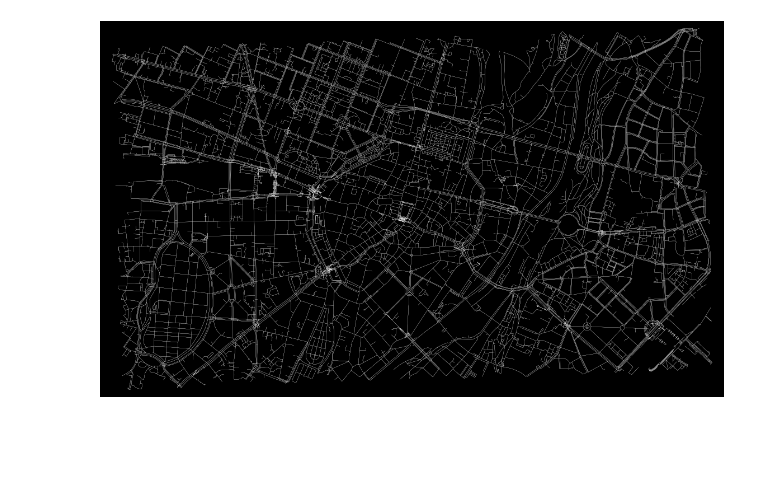
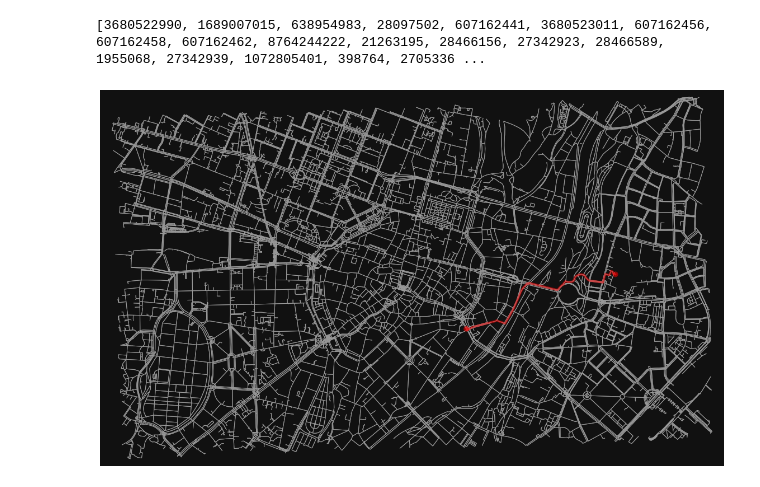
Before and after one commit to chiefmatias/Huwaei, a Jupyter notebook: main.ipynb, the cells around one changed output. Drawn from its saved outputs; the diff is of its cells as text; code cells hidden in the pictures; blank space fills up the shorter version.

Commit message:
Final commit. Pallottino algorithm is implemented. Everything is converted into a function. Code is clean, tested and delivered.

```diff
--- a/main.ipynb
+++ b/main.ipynb
@@ -11,0 +20,8 @@ graph_projected = ox.project_graph(graph)
+# %%
+#Gets a random start and random target nodes to test each time
+nodes_list = []
+for row in nodes.itertuples(index=True):
+    nodes_list.append(row[0])
+
+source = random.choice(nodes_list)
+target = random.choice(nodes_list)
@@ -12,4 +116,9 @@ graph_projected = ox.project_graph(graph)
+# %%
+route = function_2q(graph, source, target)
+print(route)
+# %% [output]
+[3680522990, 1689007015, 638954983, 28097502, 607162441, 3680523011, 607162456, 607162458, 607162462, 8764244222, 21263195, 28466156, 27342923, 28466589, 1955068, 27342939, 1072805401, 398764, 2705336 ...
 # %%
-fig, ax = ox.plot_graph(graph_projected, node_size=0, edge_color='w', edge_linewidth=0.2, bgcolor='k', figsize=(20, 20), dpi=10000)
+fig, ax = ox.plot_graph_route(graph_projected, route, node_size = 0, figsize=(20, 20), dpi=10000)
 # %% [output]
-[figure, old version]
+[figure, new version]
```
Also changed, not shown: parts of 23 cells of this notebook, 5 other files.
